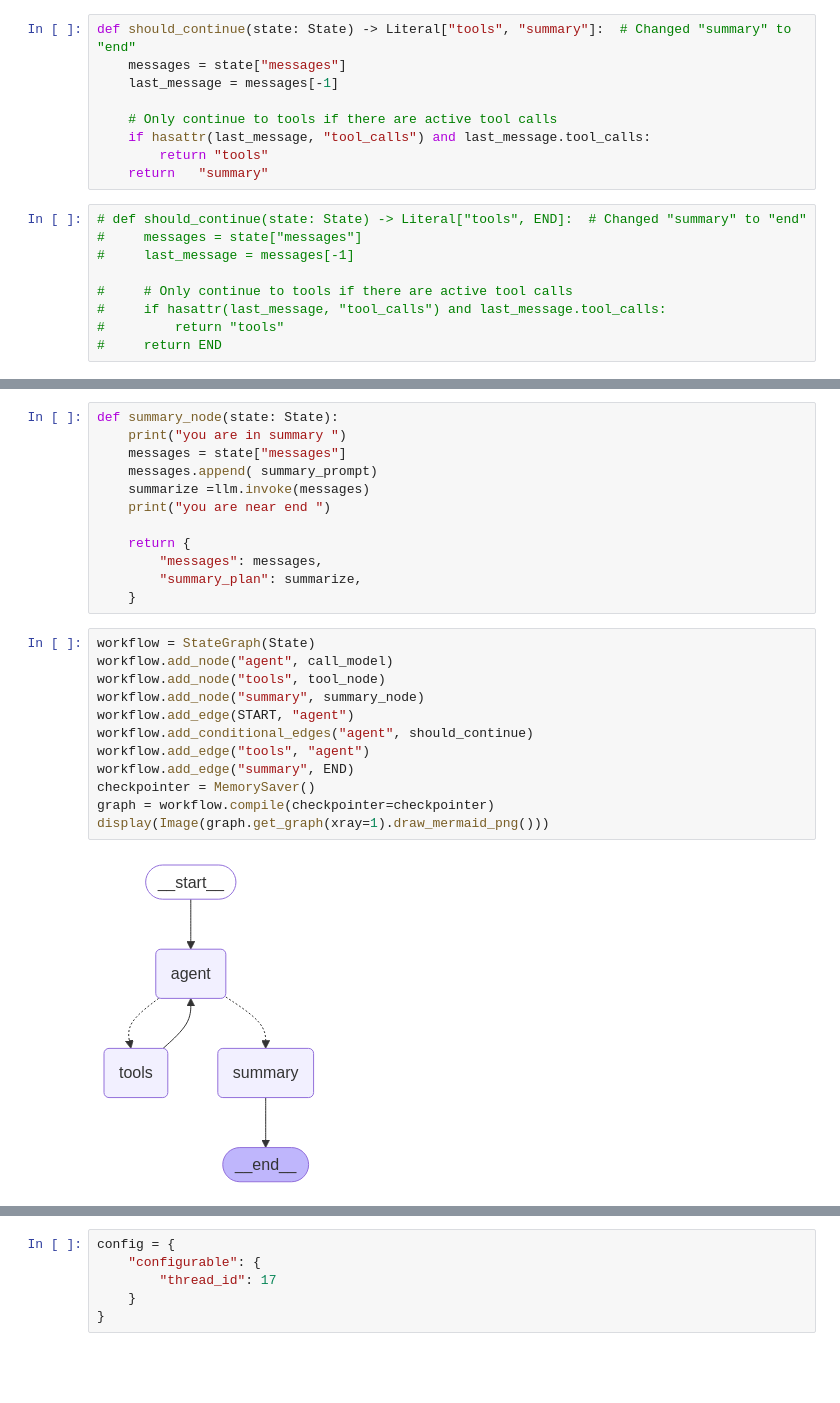
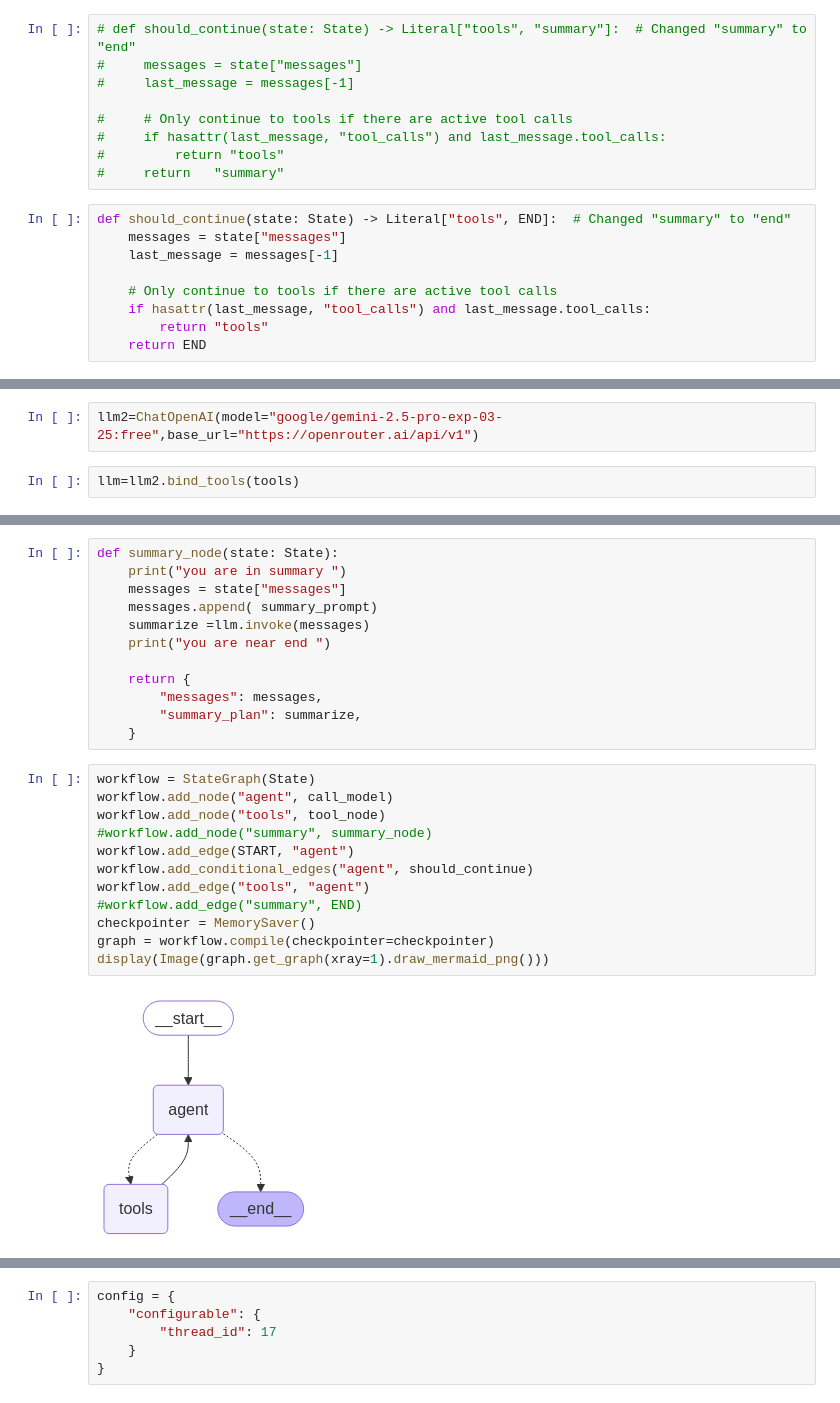
Before and after one commit to Zeinahesham308/FlexAi, a Jupyter notebook: Ai/Agent/agent_test.ipynb, the cells around one changed output, grey strips where cells are left out. Cells and saved outputs as stored; diff of their text form; blank space fills up the shorter version.

Commit message:
good results but still there is a lot of work

```diff
--- a/Ai/Agent/agent_test.ipynb
+++ b/Ai/Agent/agent_test.ipynb
@@ -151,22 +192,26 @@ class State(TypedDict):
     messages: Annotated[list,add_messages]
     summary_plan: str
 # %%
-def should_continue(state: State) -> Literal["tools", "summary"]:  # Changed "summary" to "end"
-    messages = state["messages"]
-    last_message = messages[-1]
+# def should_continue(state: State) -> Literal["tools", "summary"]:  # Changed "summary" to "end"
+#     messages = state["messages"]
+#     last_message = messages[-1]
 
-    # Only continue to tools if there are active tool calls
-    if hasattr(last_message, "tool_calls") and last_message.tool_calls:
-        return "tools"
-    return   "summary"
+#     # Only continue to tools if there are active tool calls
+#     if hasattr(last_message, "tool_calls") and last_message.tool_calls:
+#         return "tools"
+#     return   "summary"
 # %%
-# def should_continue(state: State) -> Literal["tools", END]:  # Changed "summary" to "end"
-#     messages = state["messages"]
-#     last_message = messages[-1]
+def should_continue(state: State) -> Literal["tools", END]:  # Changed "summary" to "end"
+    messages = state["messages"]
+    last_message = messages[-1]
 
-#     # Only continue to tools if there are active tool calls
-#     if hasattr(last_message, "tool_calls") and last_message.tool_calls:
-#         return "tools"
-#     return END
+    # Only continue to tools if there are active tool calls
+    if hasattr(last_message, "tool_calls") and last_message.tool_calls:
+        return "tools"
+    return END
 # %%
 summary_prompt = """ Summarize the workout plan in a nice and clean format"""
+# %%
+llm2=ChatOpenAI(model="google/gemini-2.5-pro-exp-03-25:free",base_url="https://openrouter.ai/api/v1")
+# %%
+llm=llm2.bind_tools(tools)
@@ -202,15 +251,15 @@ def summary_node(state: State):
 # %%
 workflow = StateGraph(State)
 workflow.add_node("agent", call_model)
 workflow.add_node("tools", tool_node)
-workflow.add_node("summary", summary_node)
+#workflow.add_node("summary", summary_node)
 workflow.add_edge(START, "agent")
 workflow.add_conditional_edges("agent", should_continue)
 workflow.add_edge("tools", "agent")
-workflow.add_edge("summary", END)
+#workflow.add_edge("summary", END)
 checkpointer = MemorySaver()
 graph = workflow.compile(checkpointer=checkpointer)
 display(Image(graph.get_graph(xray=1).draw_mermaid_png()))
 # %% [output]
-[figure, old version]
+[figure, new version]
 # %%
```
Also changed, not shown: parts of 22 cells of this notebook, 1 other file.
